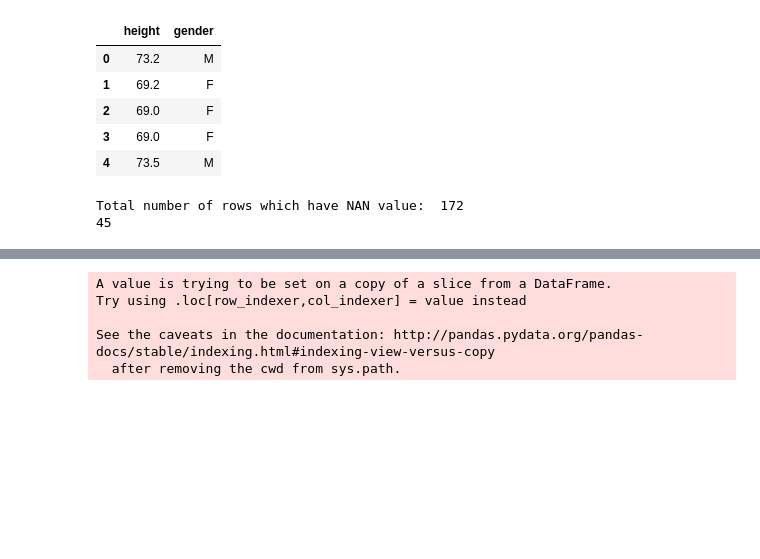
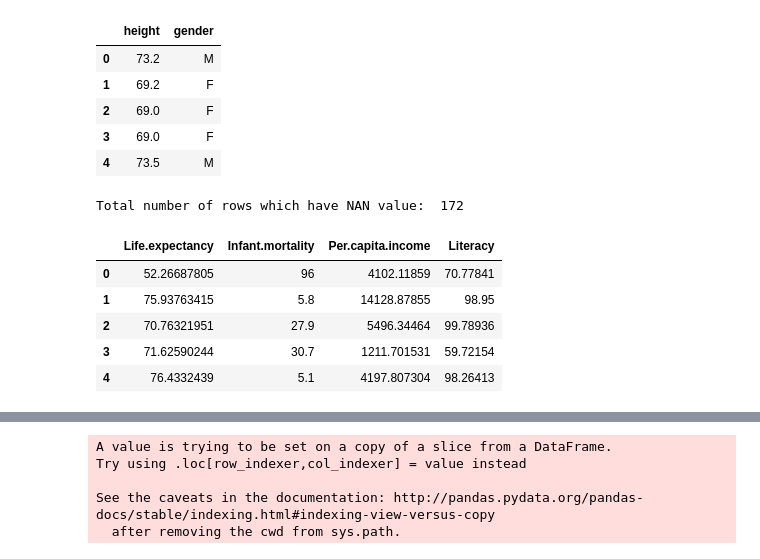
Before and after one commit to axxypatel/Data_Science_Class, a Jupyter notebook: RtoPython_Clustering_Assignment2.ipynb, the cells around one changed output, grey strips where cells are left out. Cells and saved outputs as stored; diff of their text form; code cells hidden in the pictures; blank space fills up the shorter version.

```diff
--- a/RtoPython_Clustering_Assignment2.ipynb
+++ b/RtoPython_Clustering_Assignment2.ipynb
@@ -31,15 +31,20 @@ galton_height_gender_cols.head()
 # %%
 world_bank_data.head()
 print("Total number of rows which have NAN value: ",world_bank_data.shape[0]-world_bank_data.dropna().shape[0])
 world_bank_data = world_bank_data[["Country","Life.expectancy","Infant.mortality","Per.capita.income","Literacy"]]
 world_bank_data = world_bank_data.dropna()
 world_bank_country = world_bank_data[["Country"]]
-world_bank_data = world_bank_data.drop('Country',axis=1)
+world_bank_data = world_bank_data.reset_index().drop(['index','Country'],axis=1)
 world_bank_data.head()
-print(world_bank_data.shape[0])
+#print(world_bank_data.shape[0])
 # %% [output]
 Total number of rows which have NAN value:  172
-45
+|  | Life.expectancy | Infant.mortality | Per.capita.income | Literacy |
+| 0 | 52.26687805 | 96 | 4102.11859 | 70.77841 |
+| 1 | 75.93763415 | 5.8 | 14128.87855 | 98.95 |
+| 2 | 70.76321951 | 27.9 | 5496.34464 | 99.78936 |
+| 3 | 71.62590244 | 30.7 | 1211.701531 | 59.72154 |
+| 4 | 76.4332439 | 5.1 | 4197.807304 | 98.26413 |
 # %%
 ggplot(galton_height_gender_cols,aes(x='height', color='gender')) + geom_density(alpha = 1) + xlab("Height")
 k = 2
```
Also changed, not shown: parts of 4 cells of this notebook.
